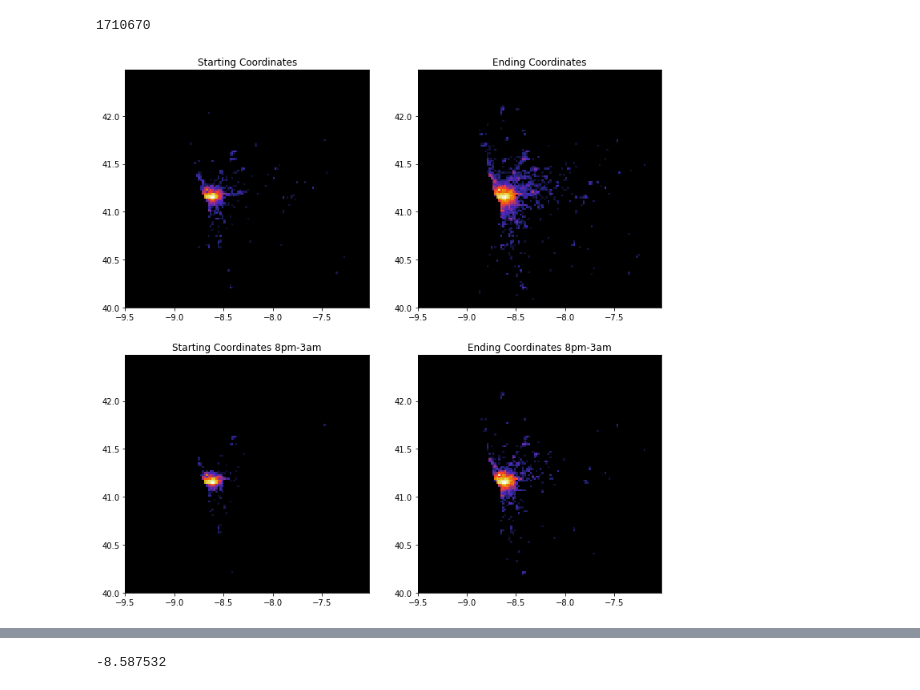
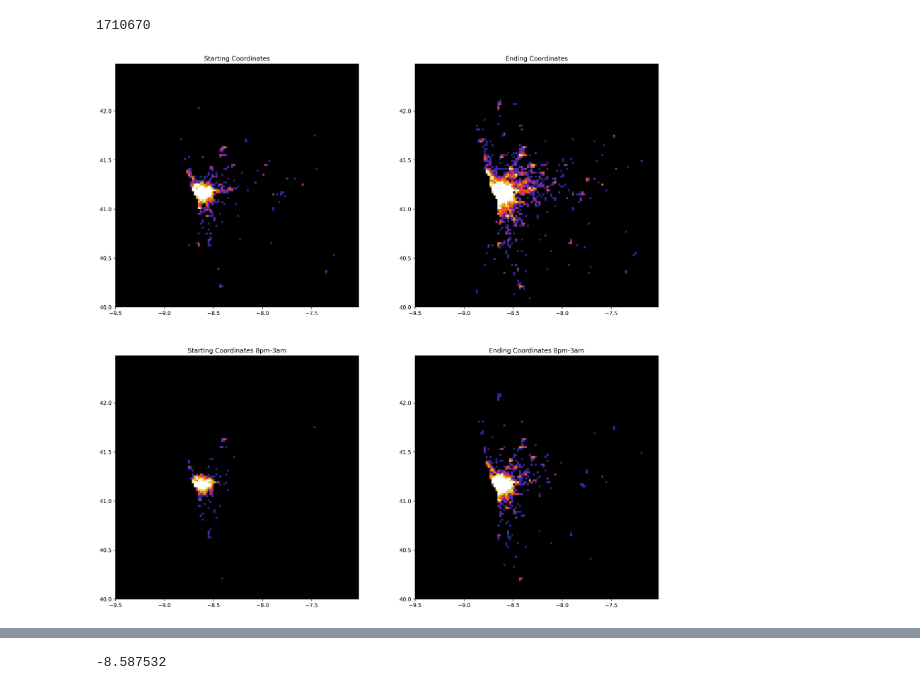
Before and after one commit to benjxia/CSE-151B-KAGGLE, a Jupyter notebook: data_analysis/analysis.ipynb, the cells around one changed output, grey strips where cells are left out. Drawn from its saved outputs; the diff is of its cells as text; code cells hidden in the pictures.

```diff
--- a/data_analysis/analysis.ipynb
+++ b/data_analysis/analysis.ipynb
@@ -46,23 +46,25 @@ plt.show()
 # %% [output]
 [figure]
 # %%
-plt.rcParams['figure.dpi'] = 300
 buckets = (int(mean + 5 * std) // 15)
-fig, axs = plt.subplots(3, 3, figsize=(18, 18))
+fig, axs = plt.subplots(2, 3, figsize=(18, 18))
+df_trimmed = df[df["TARGET"] < mean + 5 * std]
+for idx, v in enumerate(["QTR_HR", "WK_OF_YR", "DAY", "HR", "TAXI_ID"]):
+    # idx // 3 = row, idx % 3 = column
+    ax = axs[idx // 3, idx % 3]
 
-for idx, v in enumerate(["ORIGIN_CALL", "ORIGIN_STAND", "TAXI_ID", "YEAR", "MONTH", "DAY", "WEEKDAY", "HR", "MIN"]):
-    ax: plt.Axes = axs[idx // 3, idx % 3]
-    df_tmp = df[np.isfinite(df[v])]
-    if "ORIGIN_" in v:
-        ax.hist2d(df_tmp[df_tmp[v] != 0][v][:-1], df_tmp[df_tmp[v] != 0]["TARGET"][:-1], cmap="CMRmap", bins=(120, buckets))
-    else:
-        ax.hist2d(df_tmp[v][:-1], df_tmp["TARGET"][:-1], cmap="CMRmap", bins=(120, buckets))
+    # Remove any rows with invalid values
+    # df_subset = df_trimmed.dropna(subset=v)
 
+    # Create a histogram. Look up the documentation for more details
+    ax.hist2d(df_trimmed[v][:-1], df_trimmed["TARGET"][:-1], cmap="CMRmap", bins=(120,buckets))
+
+    # Some stylistic things to make the graphs look nice
     ax.set_xlim(ax.get_xlim()[0] - 1, ax.get_xlim()[1] + 1)
-    ax.set_ylim(0, 3000)
     ax.set_facecolor("black")
     ax.set_ylabel("seconds", fontsize=18)
     ax.set_title(f"Feature: {v}", fontsize=20)
+    ax.set_ylim(0, 2500)
 
 plt.show()
 # %% [output]
@@ -96,40 +102,41 @@ len(start_coords)
 # %% [output]
 1710670
 # %%
+from matplotlib.colors import LogNorm
 %matplotlib inline
-from matplotlib.colors import LogNorm
 fig: plt.Figure = plt.figure()
-fig.set_size_inches(12, 12)
-fig.tight_layout()
+plt.rcParams["figure.figsize"] = (20,20)
+fig.set_size_inches(18.5, 18.5)
+fig.set_dpi(300)
 bucket_interval = 0.02
 
 
-ax1: plt.Axes = fig.add_subplot(2, 2, 1)
+ax1: plt.Axes = fig.add_subplot(2, 2, 1, aspect="equal")
 ax1.set_title("Starting Coordinates")
 ax1.set_facecolor("black")
-ax1.hist2d(start_coords[:, 0], start_coords[:, 1], bins=[np.arange(-9.5, -7, bucket_interval),np.arange(40, 42.5, bucket_interval)], norm=LogNorm(), cmap="CMRmap")
+ax1.hist2d(start_coords[:, 0], start_coords[:, 1], bins=[np.arange(-9.5, -7, bucket_interval),np.arange(40, 42.5, bucket_interval)], norm=LogNorm(vmax=200, clip=True), cmap="CMRmap")
 
-ax2: plt.Axes = fig.add_subplot(2, 2, 2)
+ax2: plt.Axes = fig.add_subplot(2, 2, 2, aspect="equal")
 ax2.set_title("Ending Coordinates")
 ax2.set_facecolor("black")
-ax2.hist2d(end_coords[:, 0], end_coords[:, 1], bins=[np.arange(-9.5, -7, bucket_interval),np.arange(40, 42.5, bucket_interval)], norm=LogNorm(), cmap="CMRmap")
+ax2.hist2d(end_coords[:, 0], end_coords[:, 1], bins=[np.arange(-9.5, -7, bucket_interval),np.arange(40, 42.5, bucket_interval)], norm=LogNorm(vmax=200, clip=True), cmap="CMRmap")
 
 
-ax3: plt.Axes = fig.add_subplot(2, 2, 3)
+ax3: plt.Axes = fig.add_subplot(2, 2, 3, aspect="equal")
 ax3.set_title("Starting Coordinates 8pm-3am")
 ax3.set_facecolor("black")
-ax3.hist2d(start_coords[(df["HR"] > 20) | (df["HR"] < 3), 0], start_coords[(df["HR"] > 20) | (df["HR"] < 3), 1], bins=[np.arange(-9.5, -7, bucket_interval),np.arange(40, 42.5, bucket_interval)], norm=LogNorm(), cmap="CMRmap")
+ax3.hist2d(start_coords[(df["HR"] > 20) | (df["HR"] < 3), 0], start_coords[(df["HR"] > 20) | (df["HR"] < 3), 1], bins=[np.arange(-9.5, -7, bucket_interval),np.arange(40, 42.5, bucket_interval)], norm=LogNorm(vmax=200, clip=True), cmap="CMRmap")
 
-ax4: plt.Axes = fig.add_subplot(2, 2, 4)
+ax4: plt.Axes = fig.add_subplot(2, 2, 4, aspect="equal")
 ax4.set_title("Ending Coordinates 8pm-3am")
 ax4.set_facecolor("black")
-ax4.hist2d(end_coords[(df["HR"] > 20) | (df["HR"] < 3), 0], end_coords[(df["HR"] > 20) | (df["HR"] < 3), 1], bins=[np.arange(-9.5, -7, bucket_interval),np.arange(40, 42.5, bucket_interval)], norm=LogNorm(), cmap="CMRmap")
+ax4.hist2d(end_coords[(df["HR"] > 20) | (df["HR"] < 3), 0], end_coords[(df["HR"] > 20) | (df["HR"] < 3), 1], bins=[np.arange(-9.5, -7, bucket_interval),np.arange(40, 42.5, bucket_interval)], norm=LogNorm(vmax=200, clip=True), cmap="CMRmap")
 
 # ax3: plt.Axes = fig.add_subplot(2, 3, 5)
 # ax3.set_title("Ending Coordinates after 8pm")
 # ax3.set_facecolor("black")
 # ax3.hist2d(end_coords[df["HR"] > 20, 0], end_coords[df["HR"] > 20, 1], bins=[np.arange(-9.5, -7, bucket_interval),np.arange(40, 42.5, bucket_interval)], norm=LogNorm(), cmap="CMRmap")
 
 plt.show()
 # %% [output]
-[figure, old version]
+[figure, new version]
```
Also changed, not shown: parts of 4 cells of this notebook, 8 other files.
